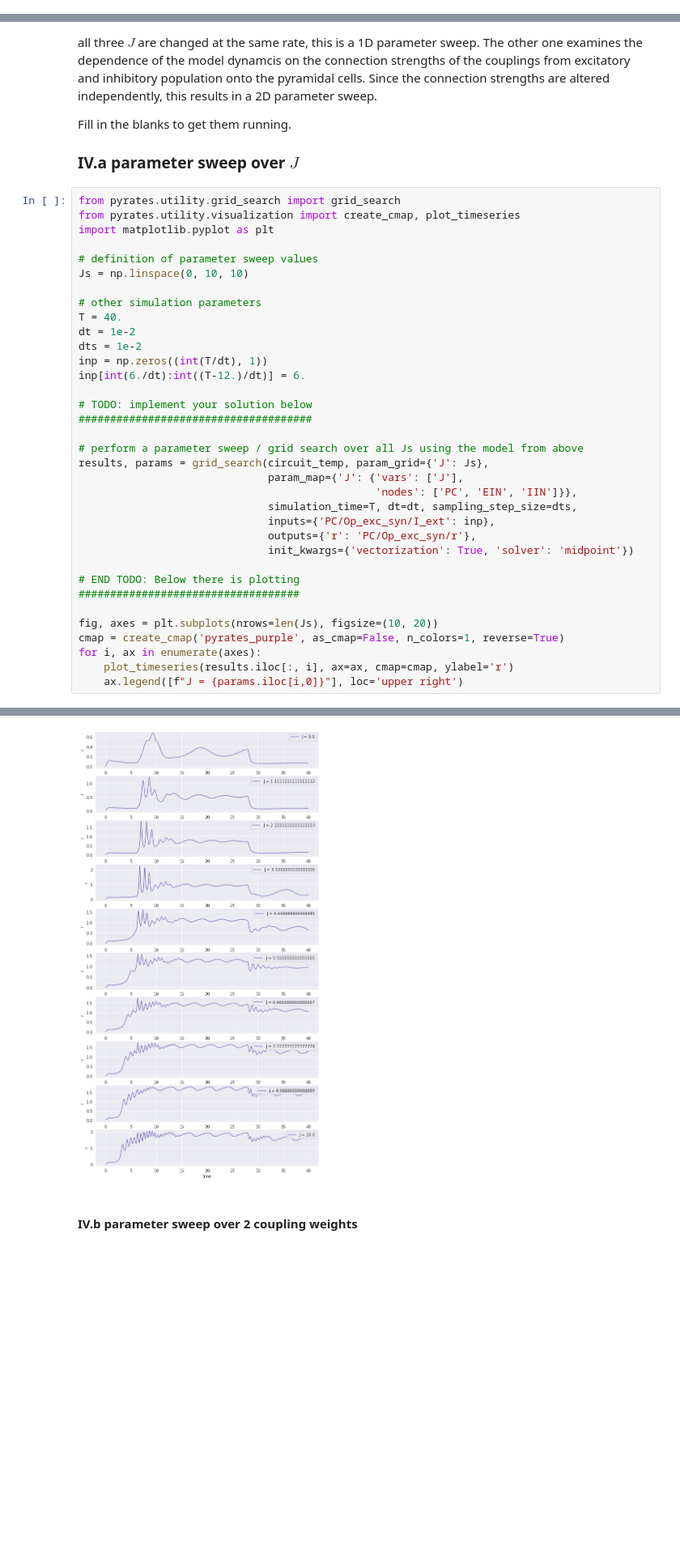
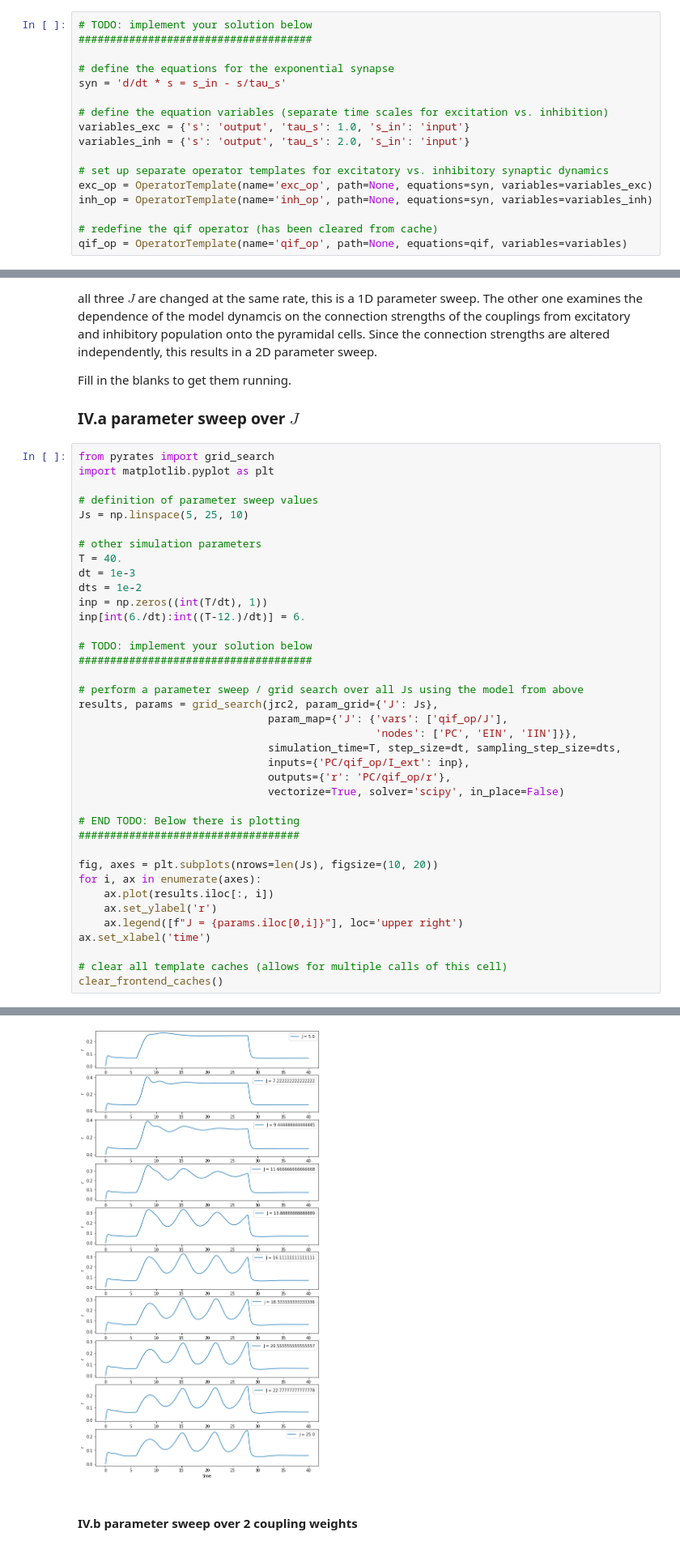
Before and after one commit to pyrates-neuroscience/PyRates, a Jupyter notebook: documentation/Solution_Build_Cortical_Microcircuit.ipynb, the cells around one changed output, grey strips where cells are left out. Shown: that part at 81% size. Cells and saved outputs as stored; diff of their text form; blank space fills up the shorter version.

```diff
--- a/documentation/Solution_Build_Cortical_Microcircuit.ipynb
+++ b/documentation/Solution_Build_Cortical_Microcircuit.ipynb
@@ -234,3 +214,20 @@ inh_syn_temp = OperatorTemplate(name='Op_inh_syn', path=None, equations=inh_syn,
+# %%
+# TODO: implement your solution below
+#####################################
+
+# define the equations for the exponential synapse
+syn = 'd/dt * s = s_in - s/tau_s'
+
+# define the equation variables (separate time scales for excitation vs. inhibition)
+variables_exc = {'s': 'output', 'tau_s': 1.0, 's_in': 'input'}
+variables_inh = {'s': 'output', 'tau_s': 2.0, 's_in': 'input'}
+
+# set up separate operator templates for excitatory vs. inhibitory synaptic dynamics
+exc_op = OperatorTemplate(name='exc_op', path=None, equations=syn, variables=variables_exc)
+inh_op = OperatorTemplate(name='inh_op', path=None, equations=syn, variables=variables_inh)
+
+# redefine the qif operator (has been cleared from cache)
+qif_op = OperatorTemplate(name='qif_op', path=None, equations=qif, variables=variables)
 # %% [markdown]
 And now, let's rebuild the circuit from Step II based on the new operators.
 # %%
@@ -300,16 +306,15 @@ Fill in the blanks to get them running.
 
 ### IV.a parameter sweep over $J$
 # %%
-from pyrates.utility.grid_search import grid_search
-from pyrates.utility.visualization import create_cmap, plot_timeseries
+from pyrates import grid_search
 import matplotlib.pyplot as plt
 
 # definition of parameter sweep values
-Js = np.linspace(0, 10, 10)
+Js = np.linspace(5, 25, 10)
 
 # other simulation parameters
 T = 40.
-dt = 1e-2
+dt = 1e-3
 dts = 1e-2
 inp = np.zeros((int(T/dt), 1))
 inp[int(6./dt):int((T-12.)/dt)] = 6.
@@ -318,20 +323,24 @@ inp[int(6./dt):int((T-12.)/dt)] = 6.
 #####################################
 
 # perform a parameter sweep / grid search over all Js using the model from above
-results, params = grid_search(circuit_temp, param_grid={'J': Js},
-                              param_map={'J': {'vars': ['J'],
+results, params = grid_search(jrc2, param_grid={'J': Js},
+                              param_map={'J': {'vars': ['qif_op/J'],
                                                'nodes': ['PC', 'EIN', 'IIN']}},
-                              simulation_time=T, dt=dt, sampling_step_size=dts,
-                              inputs={'PC/Op_exc_syn/I_ext': inp},
-                              outputs={'r': 'PC/Op_exc_syn/r'},
-                              init_kwargs={'vectorization': True, 'solver': 'midpoint'})
+                              simulation_time=T, step_size=dt, sampling_step_size=dts,
+                              inputs={'PC/qif_op/I_ext': inp},
+                              outputs={'r': 'PC/qif_op/r'},
+                              vectorize=True, solver='scipy', in_place=False)
 
 # END TODO: Below there is plotting
 ###################################
 
 fig, axes = plt.subplots(nrows=len(Js), figsize=(10, 20))
-cmap = create_cmap('pyrates_purple', as_cmap=False, n_colors=1, reverse=True)
 for i, ax in enumerate(axes):
-    plot_timeseries(results.iloc[:, i], ax=ax, cmap=cmap, ylabel='r')
-    ax.legend([f"J = {params.iloc[i,0]}"], loc='upper right')
+    ax.plot(results.iloc[:, i])
+    ax.set_ylabel('r')
+    ax.legend([f"J = {params.iloc[0,i]}"], loc='upper right')
+ax.set_xlabel('time')
+
+# clear all template caches (allows for multiple calls of this cell)
+clear_frontend_caches()
 # %% [output]
@@ -343,4 +363,4 @@ finished!
-[figure, old version]
+[figure, new version]
 # %% [markdown]
 #### IV.b parameter sweep over 2 coupling weights
 # %%
```
Also changed, not shown: parts of 19 cells of this notebook, 23 other files.
